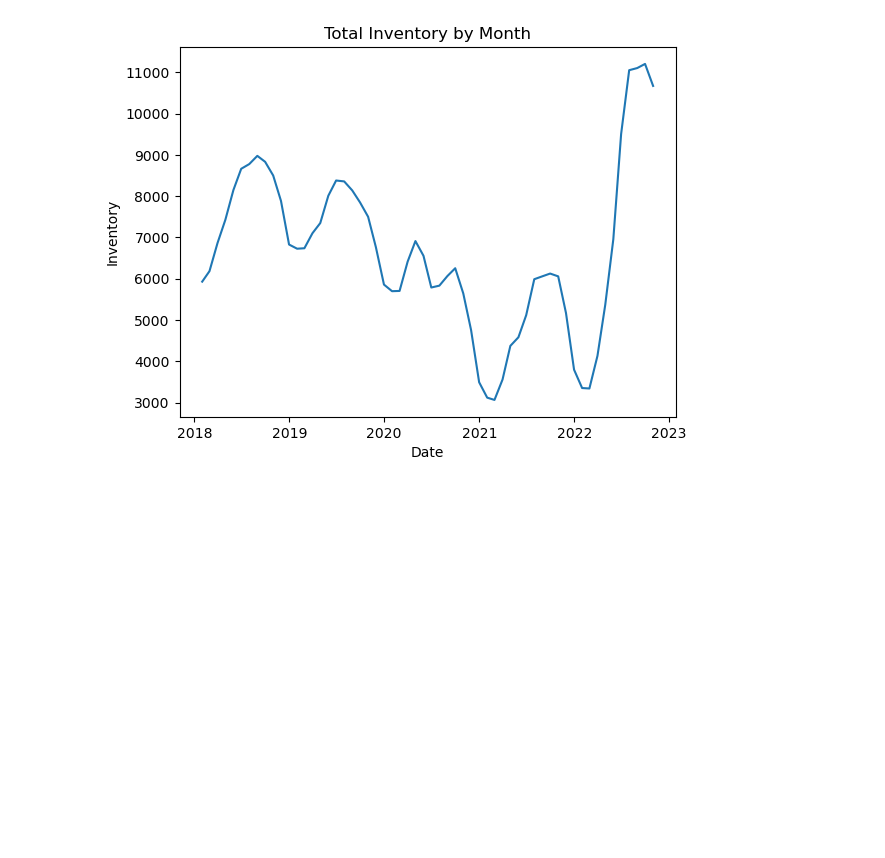
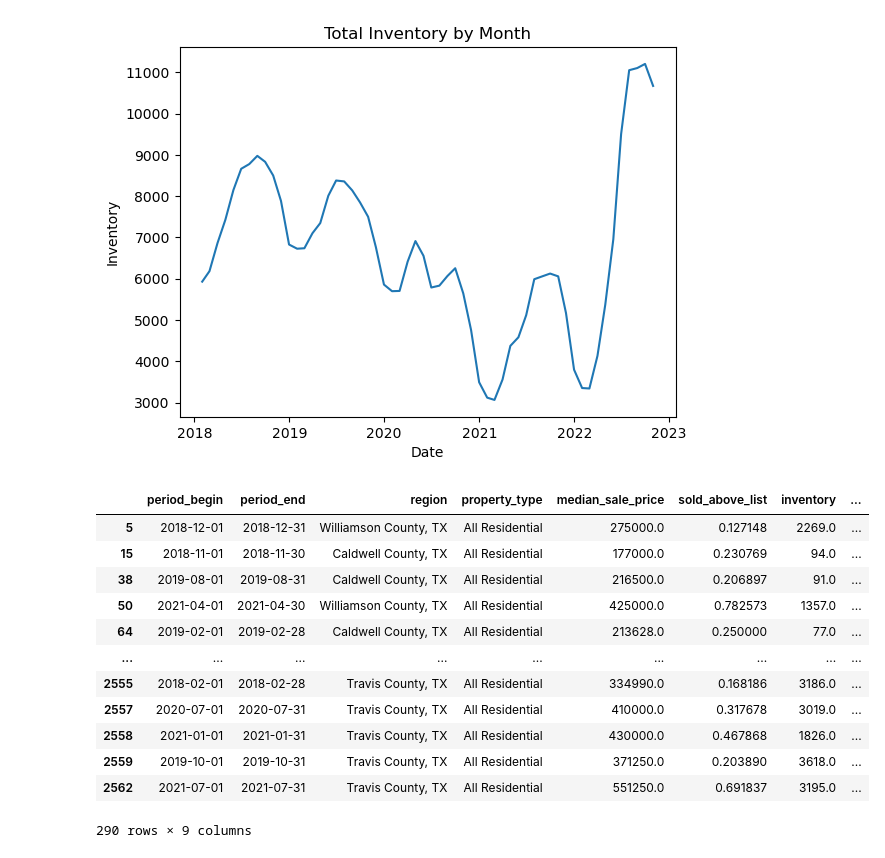
Before and after one commit to zarbin/UTA_Project-1, a Jupyter notebook: playground_jb.ipynb, the cells around one changed output. Saved outputs shown, nothing was run; the diff lists cells and outputs as text; code cells hidden in the pictures; blank space fills up the shorter version.

```diff
--- a/playground_jb.ipynb
+++ b/playground_jb.ipynb
@@ -106,0 +118,32 @@ plt.show()
+# %%
+#narrow down dataframe to include only relevant columns
+clean_df = df[['period_begin', 'period_end', 'region', 'property_type', 'median_sale_price', 'sold_above_list', 'inventory']]
+
+# ALL RESIDENTIAL Filter
+clean_df = clean_df.loc[(clean_df['property_type'] == 'All Residential')]
+
+#Creating a year column.
+clean_df['year'] = pd.DatetimeIndex(clean_df['period_end']).year
+
+# Let's make sure 'date' is actually a date in pandas
+clean_df["date"] = pd.to_datetime(clean_df["period_end"])
+
+#Filter on #2018-2022
+years = [2018, 2019, 2020, 2021, 2022]
+clean_df = clean_df.loc[clean_df['year'].isin(years)]
+
+clean_df
+# %% [output]
+|  | period_begin | period_end | region | property_type | median_sale_price | sold_above_list | inventory | ... |
+| 5 | 2018-12-01 | 2018-12-31 | Williamson County, TX | All Residential | 275000.0 | 0.127148 | 2269.0 | ... |
+| 15 | 2018-11-01 | 2018-11-30 | Caldwell County, TX | All Residential | 177000.0 | 0.230769 | 94.0 | ... |
+| 38 | 2019-08-01 | 2019-08-31 | Caldwell County, TX | All Residential | 216500.0 | 0.206897 | 91.0 | ... |
+| 50 | 2021-04-01 | 2021-04-30 | Williamson County, TX | All Residential | 425000.0 | 0.782573 | 1357.0 | ... |
+| 64 | 2019-02-01 | 2019-02-28 | Caldwell County, TX | All Residential | 213628.0 | 0.250000 | 77.0 | ... |
+| ... | ... | ... | ... | ... | ... | ... | ... | ... |
+| 2555 | 2018-02-01 | 2018-02-28 | Travis County, TX | All Residential | 334990.0 | 0.168186 | 3186.0 | ... |
+| 2557 | 2020-07-01 | 2020-07-31 | Travis County, TX | All Residential | 410000.0 | 0.317678 | 3019.0 | ... |
+| 2558 | 2021-01-01 | 2021-01-31 | Travis County, TX | All Residential | 430000.0 | 0.467868 | 1826.0 | ... |
+| 2559 | 2019-10-01 | 2019-10-31 | Travis County, TX | All Residential | 371250.0 | 0.203890 | 3618.0 | ... |
+| 2562 | 2021-07-01 | 2021-07-31 | Travis County, TX | All Residential | 551250.0 | 0.691837 | 3195.0 | ... |
+290 rows × 9 columns
```
Also changed, not shown: parts of 9 cells of this notebook, 11 other files.
